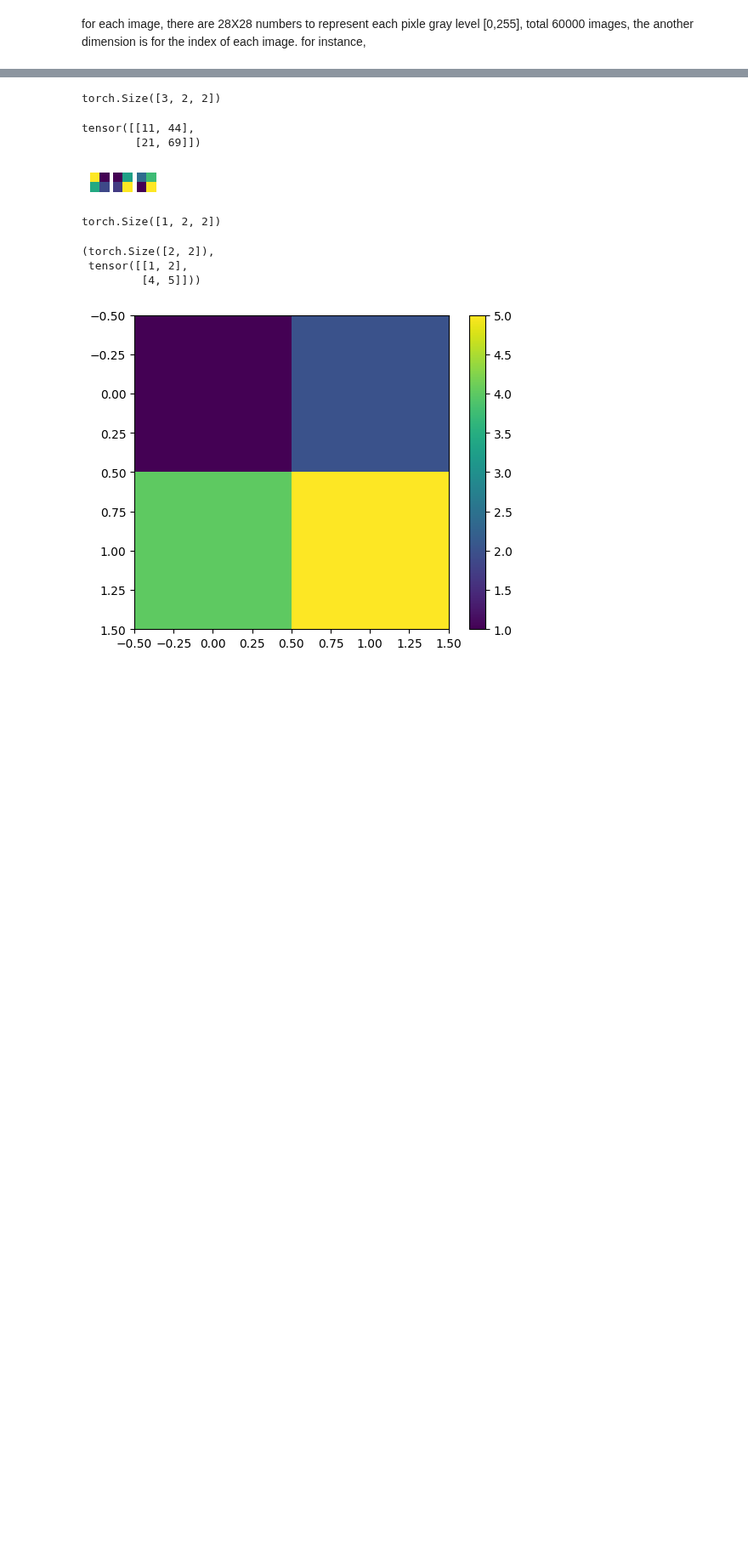
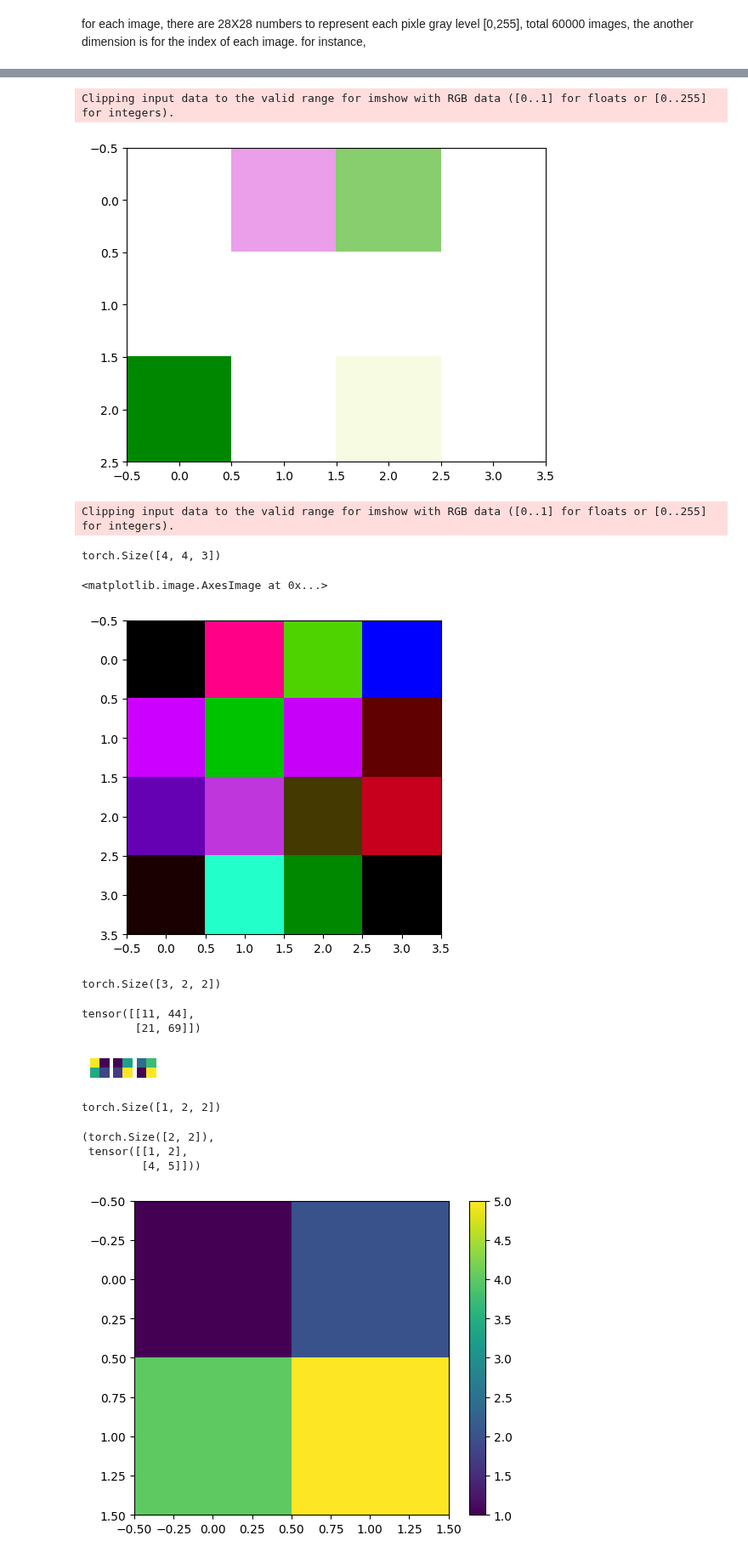
Before and after one commit to weip2008/LearnTorch, a Jupyter notebook: doc/torchBasics.ipynb, the cells around one changed output, grey strips where cells are left out. Shown at 85% size. Cells and saved outputs as stored; diff of their text form; code cells hidden in the pictures; blank space fills up the shorter version.

```diff
--- a/doc/torchBasics.ipynb
+++ b/doc/torchBasics.ipynb
@@ -226,3 +241,21 @@ for each image, there are 28X28 numbers to represent each pixle gray level [0,25
+# %%
+# Example image tensor of shape (3, 128, 128) representing a 128x128 RGB image
+img = torch.randn(3, 4, 4)
+plt.imshow(img)
+plt.show()
+# Transpose the tensor
+transposed_img = img.transpose(0, 1).transpose(1,2) # switch first and second dimension, and then switch 1, 2
+
+# Check the shape of the transposed tensor
+print(transposed_img.shape)  # Output: torch.Size([128, 3, 128])
+plt.imshow(transposed_img)
+# %% [output]
+Clipping input data to the valid range for imshow with RGB data ([0..1] for floats or [0..255] for integers).
+[figure, added]
+Clipping input data to the valid range for imshow with RGB data ([0..1] for floats or [0..255] for integers).
+torch.Size([4, 4, 3])
+<matplotlib.image.AxesImage at 0x...>
+[figure, added]
 # %%
 import torch
 img = torch.tensor([[[80,29],[60,40]],[[11,44],[21,69]],[[31,49],[12,66]]]) # 3 2X2 images
```
Also changed, not shown: parts of 5 cells of this notebook, 5 other files.
